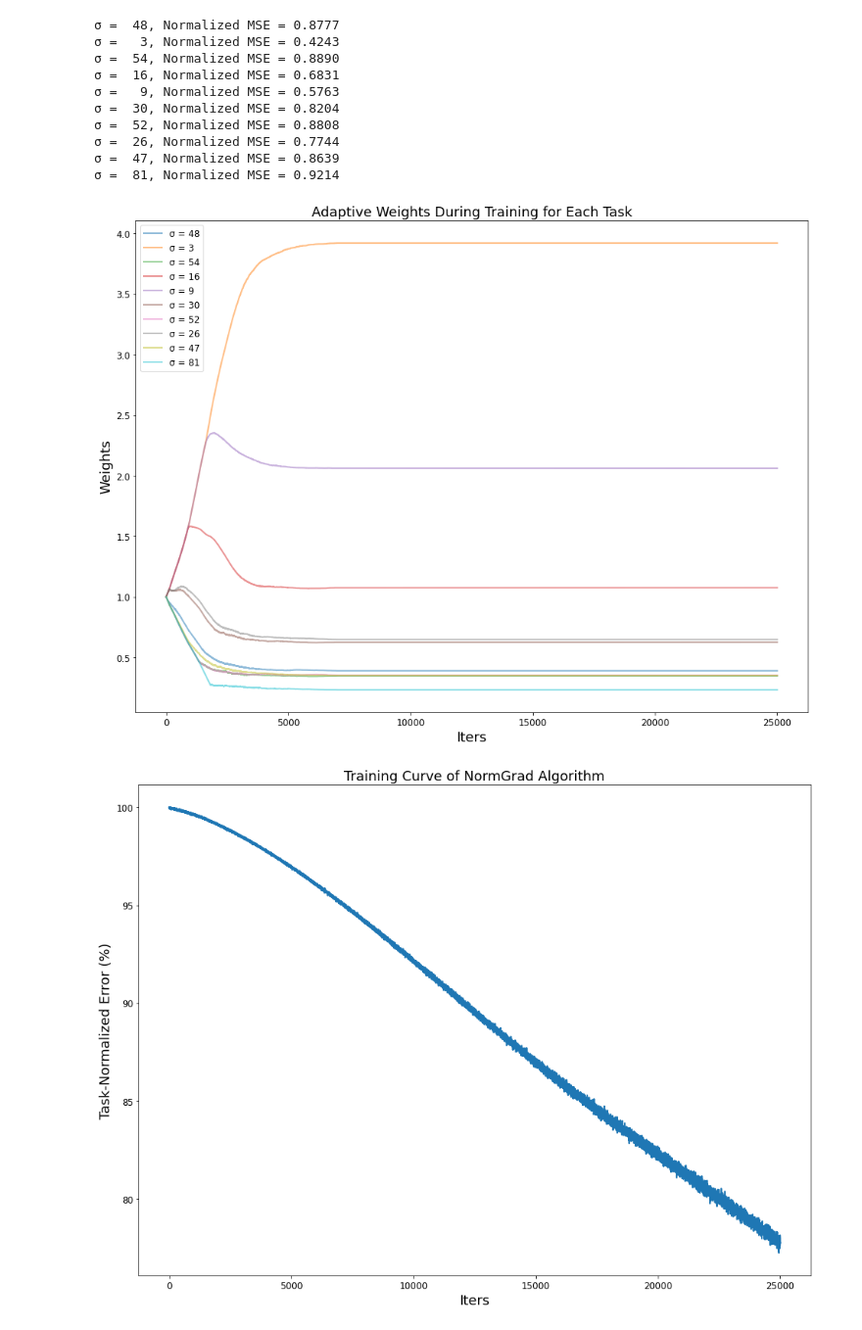
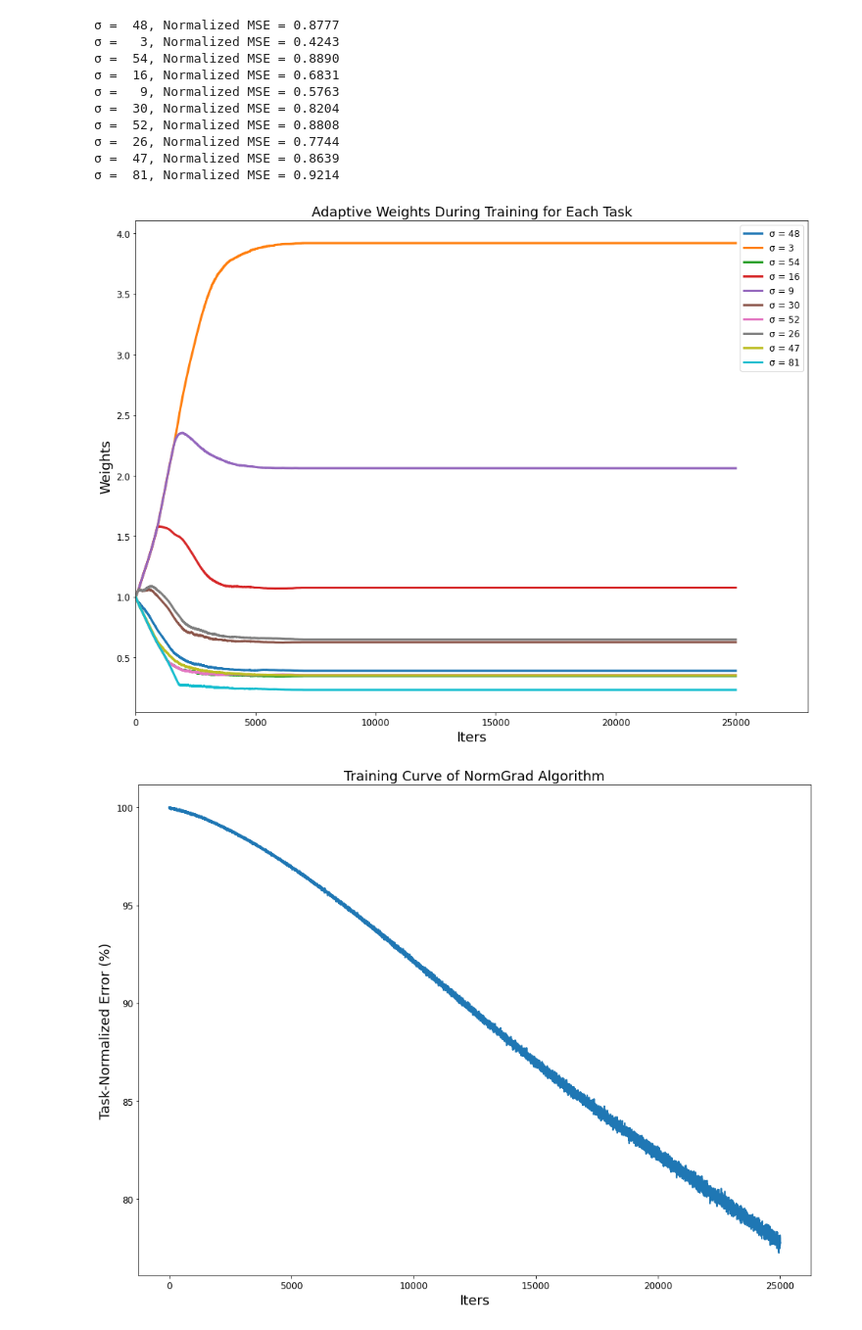
Before and after one commit to LucasBoTang/GradNorm, a Jupyter notebook: Test.ipynb, the cells around one changed output. Shown at 98% size. Drawn from its saved outputs; the diff is of its cells as text; code cells hidden in the pictures.

```diff
--- a/Test.ipynb
+++ b/Test.ipynb
@@ -73,17 +73,18 @@ for x, y in dataloader:
 # %%
 # draw plot
 plt.figure(figsize=(16, 12))
 for i in range(len(sigmas)):
-    plt.plot(log_weights[:,i], lw=2, label="σ = {}".format(sigmas[i]), alpha=0.5)
+    plt.plot(log_weights[:,i], lw=3, label="σ = {}".format(sigmas[i]))
 plt.xticks(fontsize=12)
 plt.yticks(fontsize=12)
+plt.xlim(0, 28000)
 plt.xlabel("Iters", fontsize=18)
 plt.ylabel("Weights", fontsize=18)
 plt.title("Adaptive Weights During Training for Each Task", fontsize=18)
 plt.legend(fontsize=12)
 plt.show()
 # %% [output]
-[figure, old version]
+[figure, new version]
 # %%
 # draw plot
 plt.figure(figsize=(16, 12))
```
Also changed, not shown: 1 other file.
